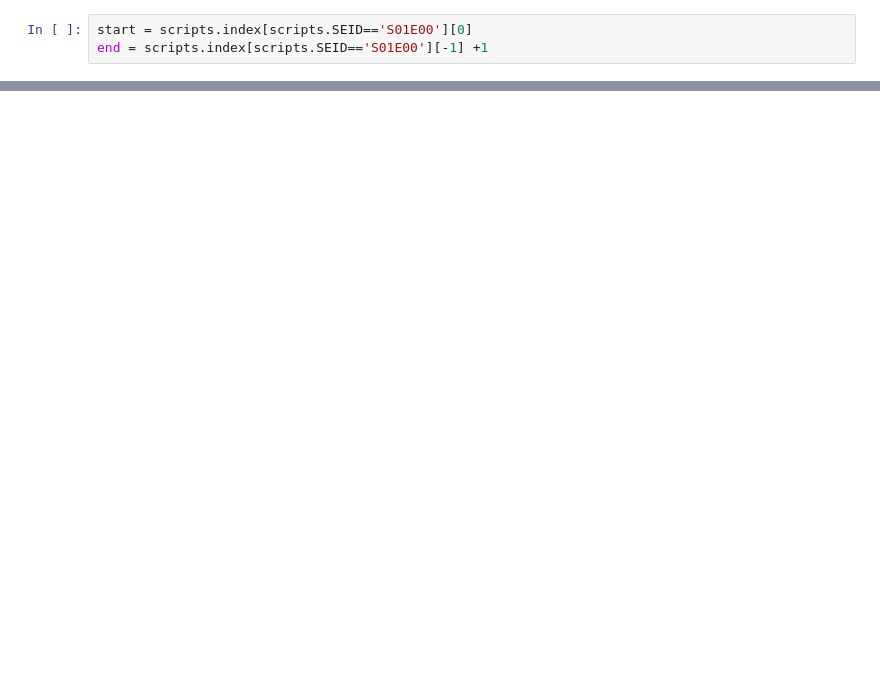
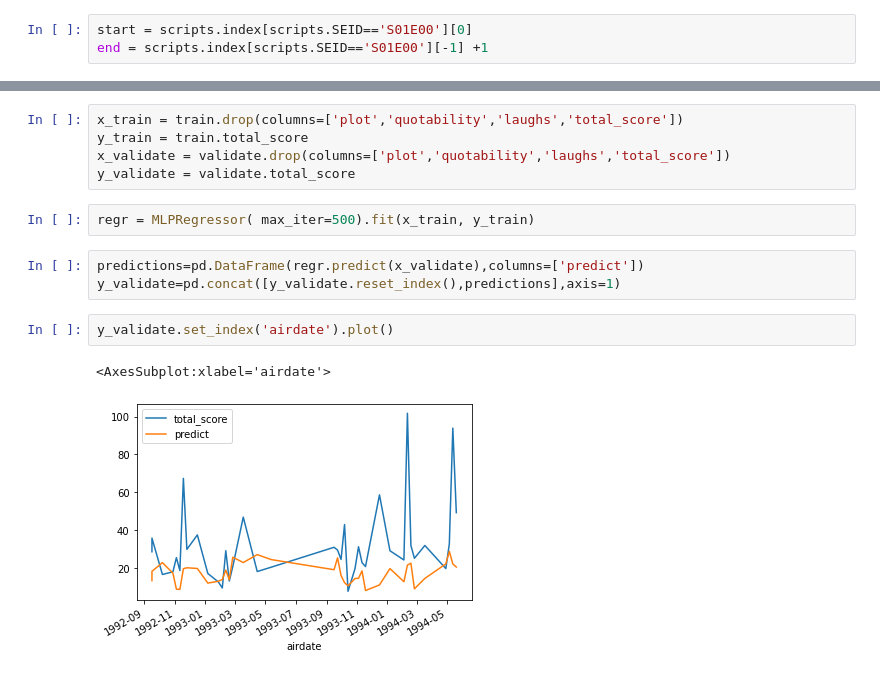
Before and after one commit to kevin-mal-smith/seinfeld, a Jupyter notebook: seinfeld_acquire.ipynb, the cells around one changed output, grey strips where cells are left out. Drawn from its saved outputs; the diff is of its cells as text; blank space fills up the shorter version.

```diff
--- a/seinfeld_acquire.ipynb
+++ b/seinfeld_acquire.ipynb
@@ -531,0 +445,15 @@ seinfeld
+# %%
+x_train = train.drop(columns=['plot','quotability','laughs','total_score'])
+y_train = train.total_score
+x_validate = validate.drop(columns=['plot','quotability','laughs','total_score'])
+y_validate = validate.total_score
+# %%
+regr = MLPRegressor( max_iter=500).fit(x_train, y_train)
+# %%
+predictions=pd.DataFrame(regr.predict(x_validate),columns=['predict'])
+y_validate=pd.concat([y_validate.reset_index(),predictions],axis=1)
+# %%
+y_validate.set_index('airdate').plot()
+# %% [output]
+<AxesSubplot:xlabel='airdate'>
+[figure, added]
```
Also changed, not shown: parts of 15 cells of this notebook.
